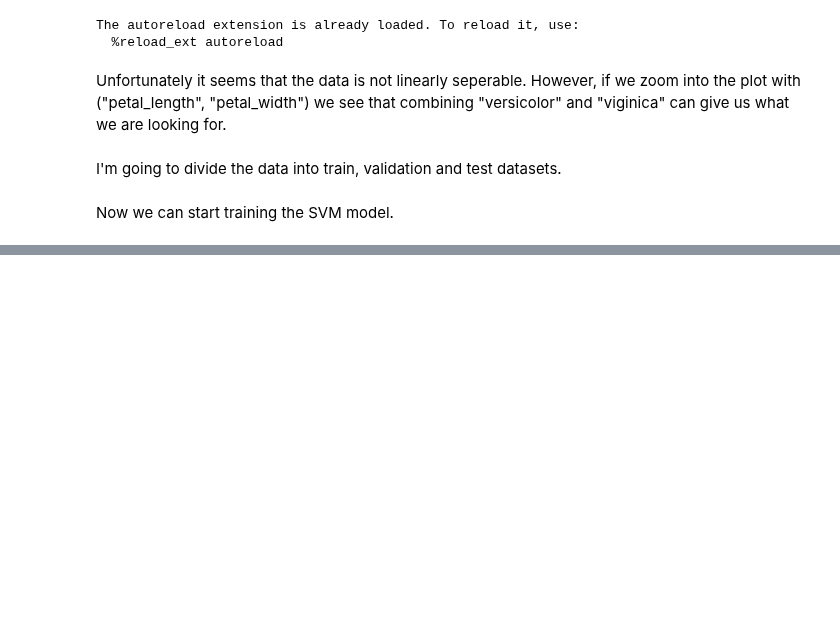
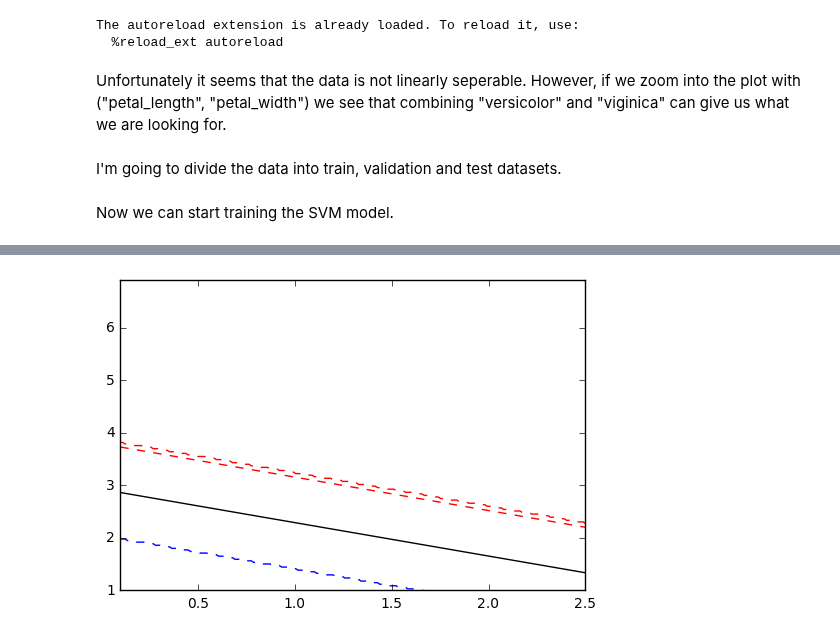
Before and after one commit to reza-asad/SVM-with-SMO, a Jupyter notebook: SVM.ipynb, the cells around one changed output, grey strips where cells are left out. Cells and saved outputs as stored; diff of their text form; code cells hidden in the pictures; blank space fills up the shorter version.

```diff
--- a/SVM.ipynb
+++ b/SVM.ipynb
@@ -95,0 +81,14 @@ plt.show()
+# %%
+fig, ax = plt.subplots()
+resolution = 200
+colors=['b', 'k', 'r']
+x_range = np.linspace(X_train[:,0].min(), X_train[:,0].max(), resolution)
+y_range = np.linspace(X_train[:,1].min(), X_train[:,1].max(), resolution)
+grid = [[svm.predict(np.array([[xi, yi]]))[0] for xi in x_range] for yi in y_range]
+grid = np.array(grid)
+
+ax.contour(x_range, y_range, grid, (-1,0,1), linewidths=(1,1,1),
+                   linestyles=('--','-','--'), colors=colors)
+plt.show()
+# %% [output]
+[figure, added]
```
Also changed, not shown: parts of 5 cells of this notebook, 2 other files.
